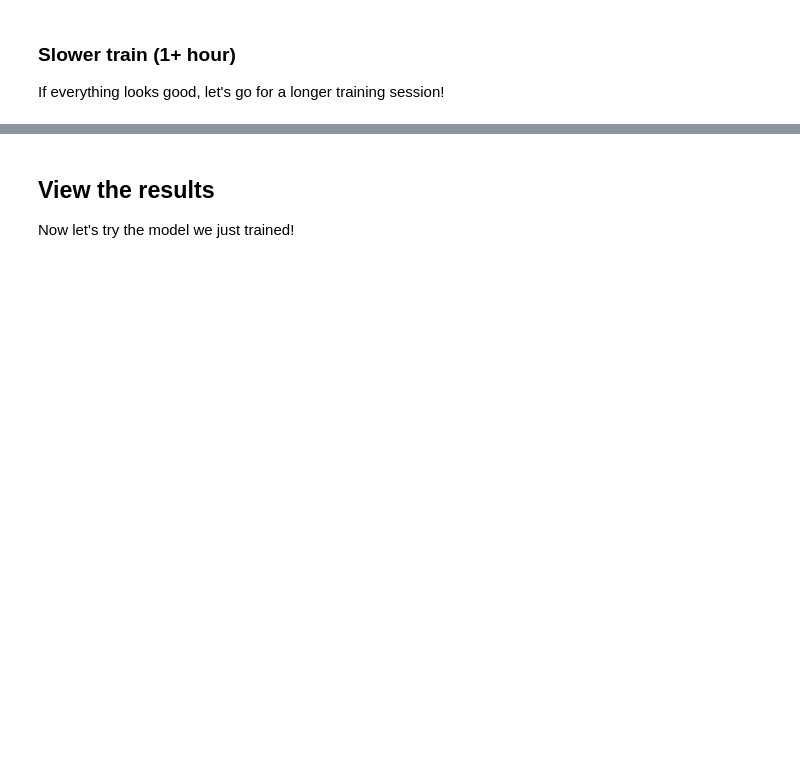
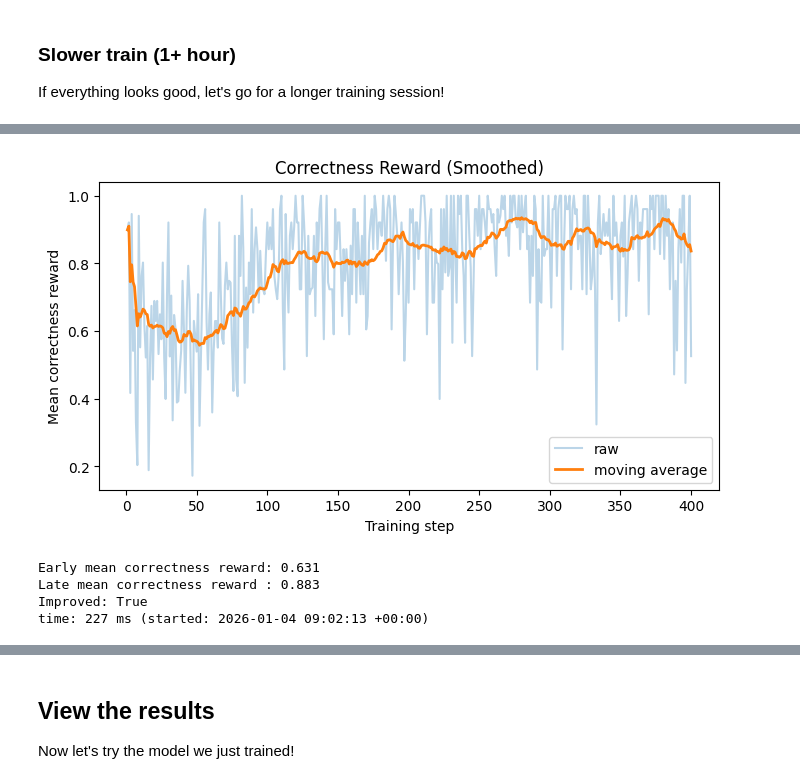
Before and after one commit to sara-shaheen-ML/Generative-AI-Nanodegree, a Jupyter notebook: module01_intro_genai/Project/gen_ai_fundamentals_project_starter.ipynb, the cells around one changed output, grey strips where cells are left out. Saved outputs shown, nothing was run; the diff lists cells and outputs as text; code cells hidden in the pictures; blank space fills up the shorter version.

```diff
--- a/module01_intro_genai/Project/gen_ai_fundamentals_project_starter.ipynb
+++ b/module01_intro_genai/Project/gen_ai_fundamentals_project_starter.ipynb
@@ -1348,0 +1364,35 @@ time: 134 ms (started: 2026-01-02 21:46:26 +00:00)
+# %%
+import pandas as pd
+import matplotlib.pyplot as plt
+
+logs = pd.DataFrame(trainer.state.log_history)
+
+col = "rewards/correct_answer_reward_func/mean"
+logs = logs.dropna(subset=[col])
+
+# Moving average
+window = 25
+logs["smooth"] = logs[col].rolling(window, min_periods=1).mean()
+
+plt.figure(figsize=(8,4))
+plt.plot(logs["step"], logs[col], alpha=0.3, label="raw")
+plt.plot(logs["step"], logs["smooth"], linewidth=2, label="moving average")
+plt.xlabel("Training step")
+plt.ylabel("Mean correctness reward")
+plt.title("Correctness Reward (Smoothed)")
+plt.legend()
+plt.show()
+
+#Prove improvement
+early = logs["smooth"].iloc[:50].mean()
+late  = logs["smooth"].iloc[-50:].mean()
+
+print(f"Early mean correctness reward: {early:.3f}")
+print(f"Late mean correctness reward : {late:.3f}")
+print("Improved:", late > early)
+# %% [output]
+[figure, added]
+Early mean correctness reward: 0.631
+Late mean correctness reward : 0.883
+Improved: True
+time: 227 ms (started: 2026-01-04 09:02:13 +00:00)
```
Also changed, not shown: parts of 25 cells of this notebook.
